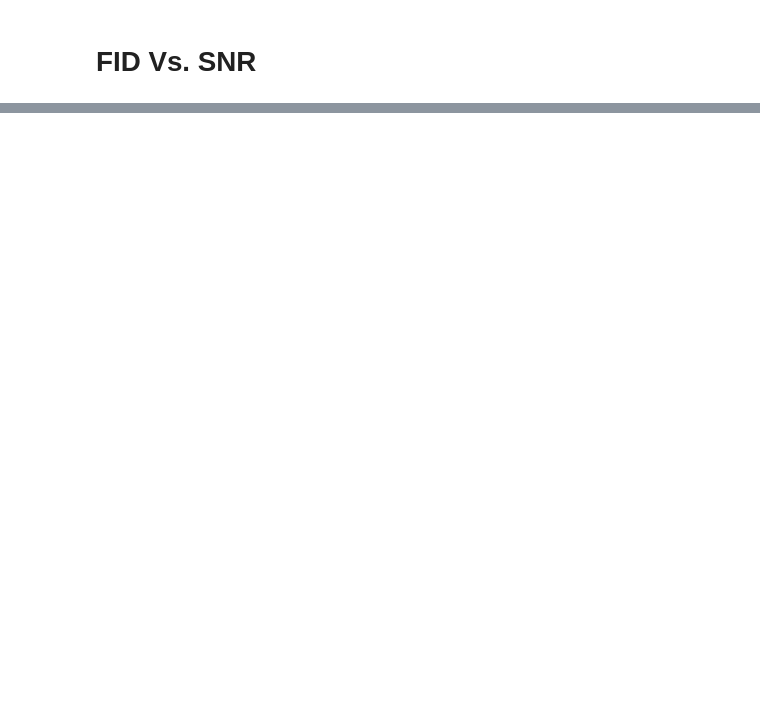
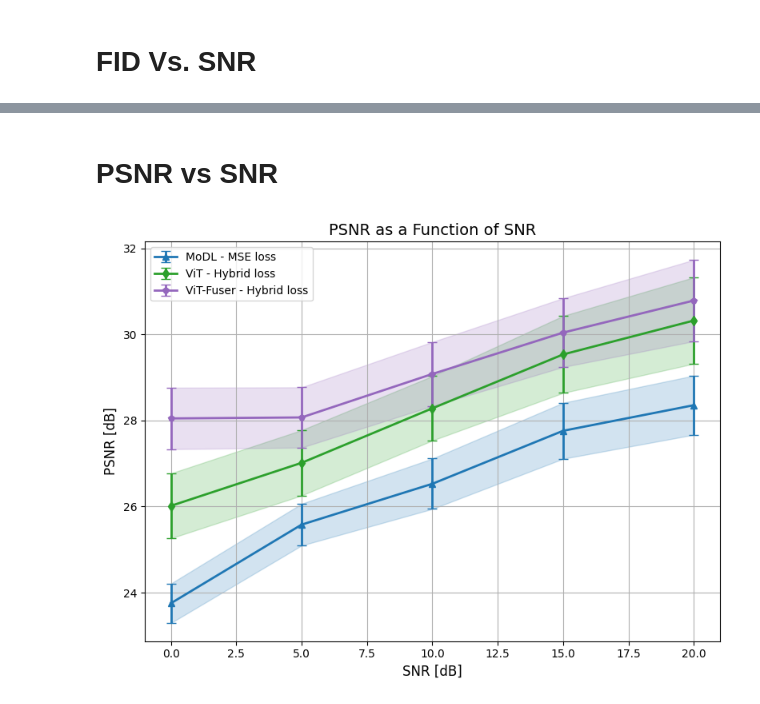
Before and after one commit to ovedtal1/Backups, a Jupyter notebook: graphs.ipynb, the cells around one changed output, grey strips where cells are left out. Cells and saved outputs as stored; diff of their text form; code cells hidden in the pictures; blank space fills up the shorter version.

```diff
--- a/graphs.ipynb
+++ b/graphs.ipynb
@@ -154,0 +217,61 @@ plt.show()
+# %% [markdown]
+# PSNR vs SNR
+# %%
+SNR = [0,5,10,15,20]
+# PSNR values and standard deviations
+MoDL = np.array([23.7520,25.5798,26.5289,27.7604,28.35556])
+ViT_MSE = np.array([26.8465,27.7691,29.0726,30.3146,31.1448])
+ViT_SSIM = np.array([26.2335,27.3705,28.6853,29.8708,30.7087])
+ViT_Fuser_MSE = np.array([28.2347,28.673,29.7819,30.8190,31.5429])
+ViT_Fuser_SSIM = np.array([27.8465,28.0743,29.1960,30.2950,31.0193])
+ViT_Fuser_Hybrid = np.array([28.0479,28.0709,29.0810,30.0421,30.7877])
+ViT_Hybrid = np.array([26.0161,27.0159,28.2827,29.5351,30.3228])
+
+MoDL_std = np.array([0.4588,0.4856,0.5854,0.6505,0.6873])
+ViT_MSE_std = np.array([0.7248,0.7477,0.7535,0.8231,0.9620])
+ViT_SSIM_std = np.array([0.7393,0.7489,0.8021,0.9118,1.064])
+ViT_Fuser_MSE_std = np.array([0.7436,0.7018,0.7365,0.7682,0.9529])
+ViT_Fuser_SSIM_std = np.array([0.7193,0.7059,0.7544,0.8407,0.9601])
+ViT_Fuser_Hybrid_std = np.array([0.7146,0.7003,0.7437,0.7997,0.9460])
+ViT_Hybrid_std = np.array([0.7550,0.7597,0.7484,0.8952,1.0041])
+
+
+# Create the plot
+fig, ax = plt.subplots(figsize=(8, 6))
+#ax.set_facecolor('lightgray')
+#ax.set_facecolor((1, 1, 0.8, 0.3))
+
+# Plot MoDL with consistent color for line and std
+ax.errorbar(SNR, MoDL, yerr=MoDL_std, fmt='-^', color=colors[0], label='MoDL - MSE loss', linewidth=2, capsize=4)
+ax.fill_between(SNR, MoDL - MoDL_std, MoDL + MoDL_std, color=colors[0], alpha=0.2)
+"""
+# Plot ViT with consistent color for line and std
+ax.errorbar(SNR, ViT_MSE, yerr=ViT_MSE_std, fmt='-o', color=colors[1], label='ViT - MSE loss', linewidth=2, capsize=4)
+ax.fill_between(SNR, ViT_MSE - ViT_MSE_std, ViT_MSE + ViT_MSE_std, alpha=0.2)
+
+# Plot ViT-Fuser with consistent color for line and std
+ax.errorbar(SNR, ViT_Fuser_MSE, yerr=ViT_Fuser_MSE_std, fmt='-s', color=colors[2], label='ViT-Fuser - MSE loss', linewidth=2, capsize=4)
+ax.fill_between(SNR, ViT_Fuser_MSE - ViT_Fuser_MSE_std, ViT_Fuser_MSE + ViT_Fuser_MSE_std, alpha=0.2)
+"""
+# Plot ViT-Hybrid with consistent color for line and std
+ax.errorbar(SNR, ViT_Hybrid, yerr=ViT_Hybrid_std, fmt='-d', color=colors[2], label='ViT - Hybrid loss', linewidth=2, capsize=4)
+ax.fill_between(SNR, ViT_Hybrid - ViT_Hybrid_std, ViT_Hybrid + ViT_Hybrid_std, color=colors[2], alpha=0.2)
+
+# Plot ViT-Fuser-Hybrid with consistent color for line and std
+ax.errorbar(SNR, ViT_Fuser_Hybrid, yerr=ViT_Fuser_Hybrid_std, fmt='-p', color=colors[4], label='ViT-Fuser - Hybrid loss', linewidth=2, capsize=4)
+ax.fill_between(SNR, ViT_Fuser_Hybrid - ViT_Fuser_Hybrid_std, ViT_Fuser_Hybrid + ViT_Fuser_Hybrid_std,
+                 color=colors[4], alpha=0.2)
+
+
+# Customize the plot
+ax.set_xlabel('SNR [dB]', fontsize=12)
+ax.set_ylabel('PSNR [dB]', fontsize=12)
+ax.set_title('PSNR as a Function of SNR', fontsize=14)
+ax.legend(loc='best', fontsize=10)
+ax.grid(True)
+plt.tight_layout()
+
+# Show the plot
+plt.show()
+# %% [output]
+[figure, added]
```
Also changed, not shown: parts of 6 cells of this notebook, 8 other files.
